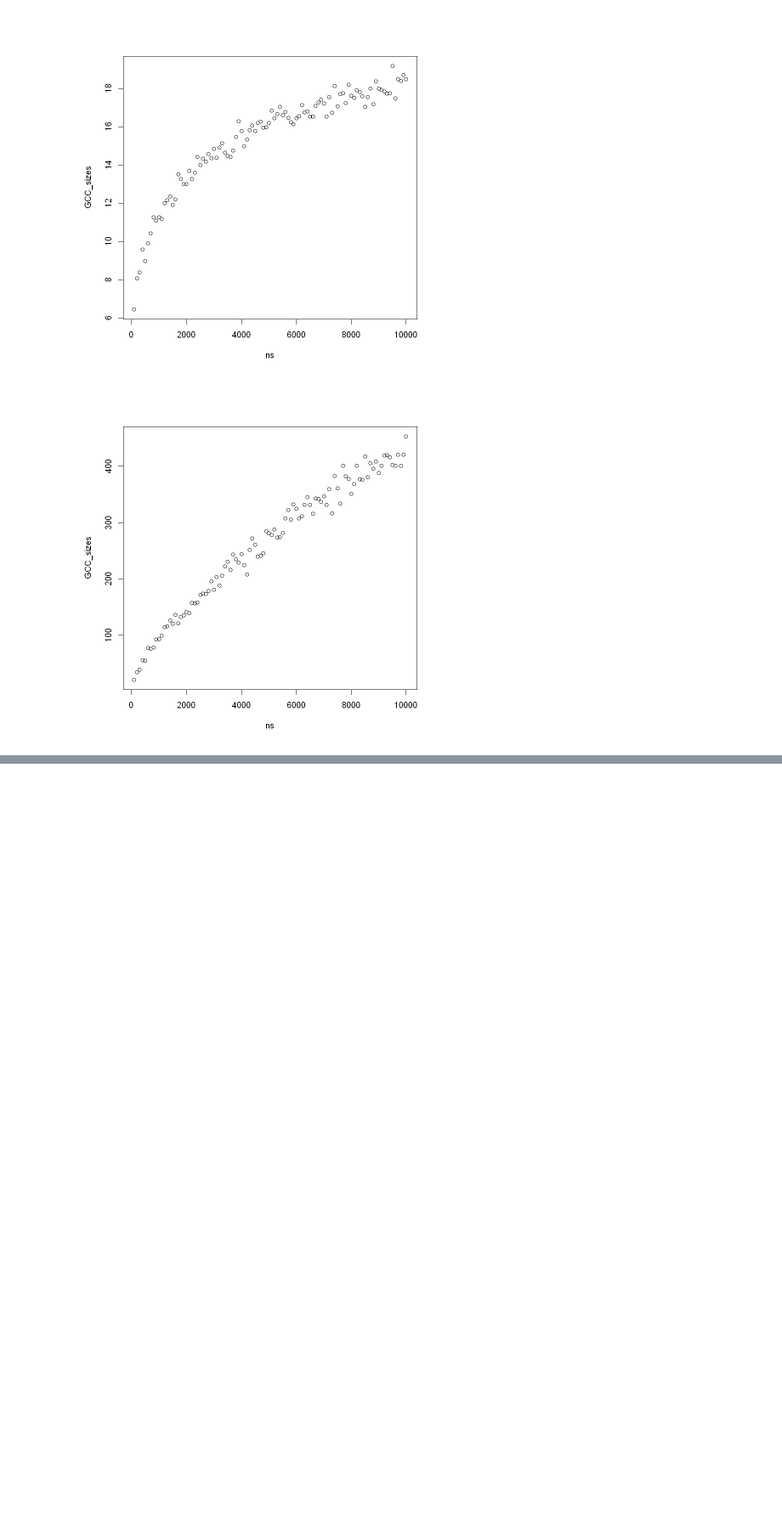
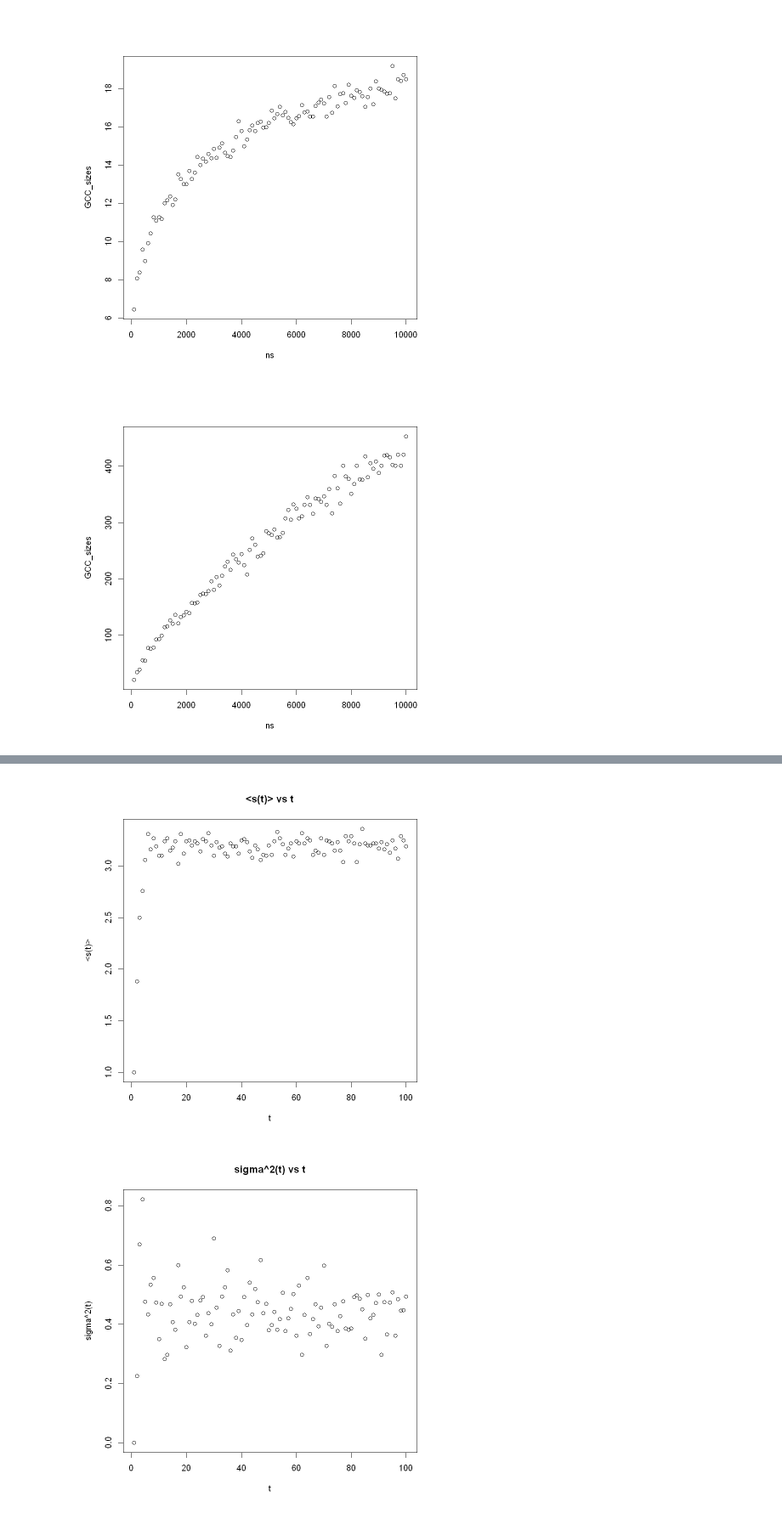
Before and after one commit to CapnSquirrel/ECE-232E, a Jupyter notebook: Project1/Project1.ipynb, the cells around one changed output, grey strips where cells are left out. Shown: that part at 85% size. Cells and saved outputs as stored; diff of their text form; code cells hidden in the pictures; blank space fills up the shorter version.

```diff
--- a/Project1/Project1.ipynb
+++ b/Project1/Project1.ipynb
@@ -21,34 +5,4 @@ The following object is masked from 'package:base':
 # %%
-# TA-provided helper functions
-create_transition_matrix = function (g){
-
-    # WARNING: make sure your graph is connected (you might input GCC of your graph)
-
-    vs = V(g)
-    n = vcount(g)
-    adj = as_adjacency_matrix(g)
-    adj[diag(rowSums(adj) == 0)] = 1  # handle if the user is using the function for networks with isolated nodes by creating self-edges
-    z = matrix(rowSums(adj, , 1))
-
-    transition_matrix = adj / repmat(z, 1, n)  # normalize to get probabilities
-
-    return(transition_matrix)
-}
-
-random_walk = function (g, num_steps, start_node, transition_matrix = NULL){
-    if(is.null(transition_matrix))
-        transition_matrix = create_transition_matrix(g)
-
-    v = start_node
-    for(i in 1:num_steps){
-        fprintf('Step %d: %d\n', i, v)  # COMMENT THIS
-        PMF = transition_matrix[v, ]
-        v = sample(1:vcount(g), 1, prob = PMF)
-    }
-
-    return(v)
-}
-
 # GCC logic provided by TA Arash
 get_GCC = function(g) {
     g.components <- clusters(g)
@@ -131,7 +85,7 @@ er_1d = function(c, nmin=100, nmax=10000) {
 er_1dAlt = function(cs=c(1.1, 1.2, 1.3),  nmin=100, nmax=10000) {
 
     ns = seq(nmin,nmax,50)
-
+    # couldn't get my vector of C values to work, so this will do for now...
     GCC_sizes1 = c()
     for (n in ns) {
         sizes_per_n = c()
@@ -233,0 +262,5 @@ er_1dAlt()
+# %%
+er_rw()
+# %% [output]
+[figure, added]
+[figure, added]
```
Also changed, not shown: parts of 6 cells of this notebook.
